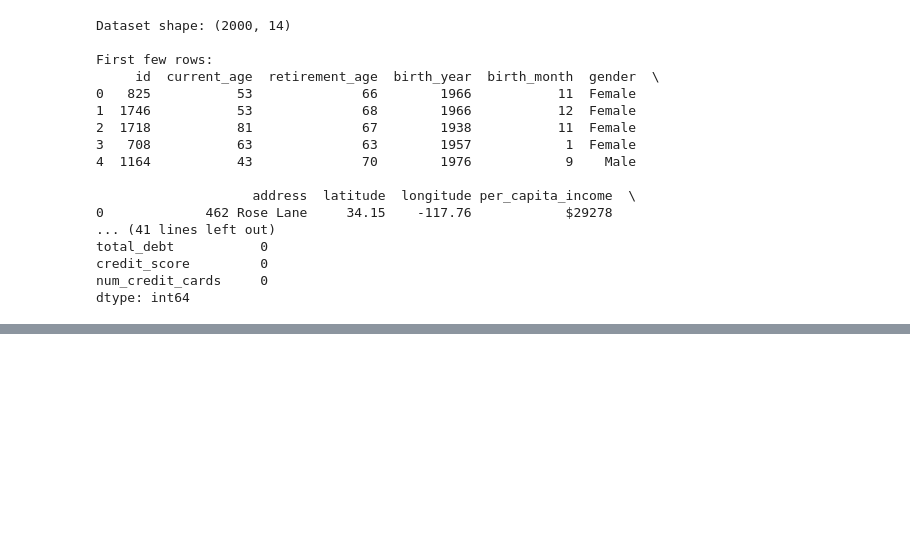
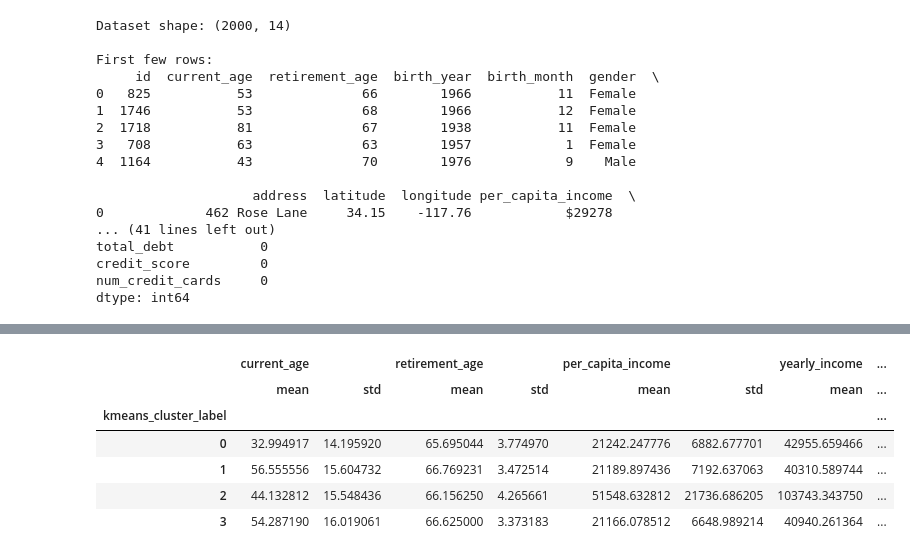
Before and after one commit to journalss2002-gif/DataMining-Fall2025-Project, a Jupyter notebook: clustering.ipynb, the cells around one changed output, grey strips where cells are left out. Saved outputs shown, nothing was run; the diff lists cells and outputs as text; code cells hidden in the pictures; blank space fills up the shorter version.

```diff
--- a/clustering.ipynb
+++ b/clustering.ipynb
@@ -1932,0 +300,16 @@ Cluster Shape Assumption                  Spherical            Arbitrary
+# %%
+cluster_summary = (
+    users_augmented
+    .groupby("kmeans_cluster_label")[X_final.columns]
+    .agg(["mean", "std"])
+)
+
+cluster_summary
+# %% [output]
+|  | current_age |  | retirement_age |  | per_capita_income |  | yearly_income | ... |
+|  | mean | std | mean | std | mean | std | mean | ... |
+| kmeans_cluster_label |  |  |  |  |  |  |  | ... |
+| 0 | 32.994917 | 14.195920 | 65.695044 | 3.774970 | 21242.247776 | 6882.677701 | 42955.659466 | ... |
+| 1 | 56.555556 | 15.604732 | 66.769231 | 3.472514 | 21189.897436 | 7192.637063 | 40310.589744 | ... |
+| 2 | 44.132812 | 15.548436 | 66.156250 | 4.265661 | 51548.632812 | 21736.686205 | 103743.343750 | ... |
+| 3 | 54.287190 | 16.019061 | 66.625000 | 3.373183 | 21166.078512 | 6648.989214 | 40940.261364 | ... |
```
Also changed, not shown: parts of 60 cells of this notebook, 28 other files.
